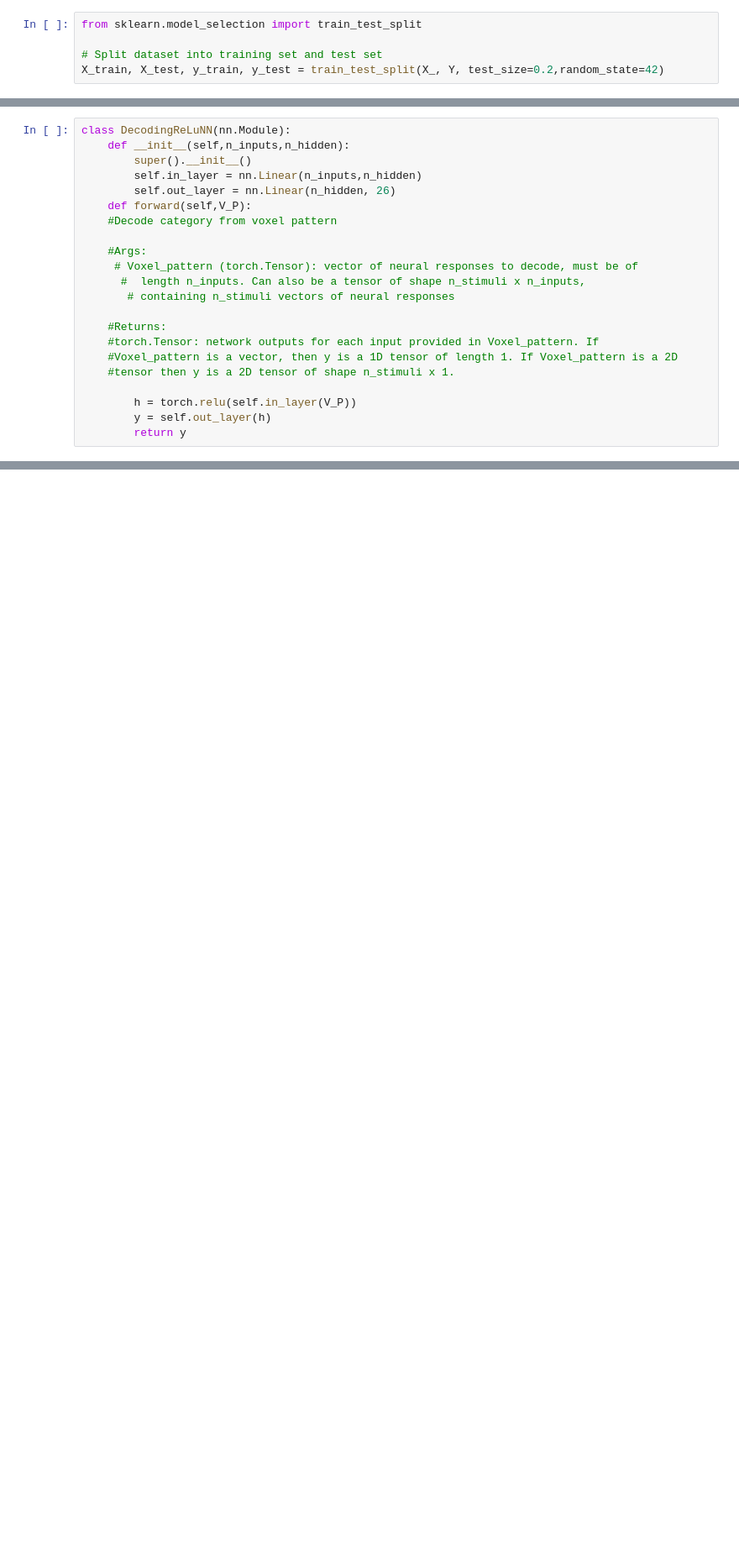
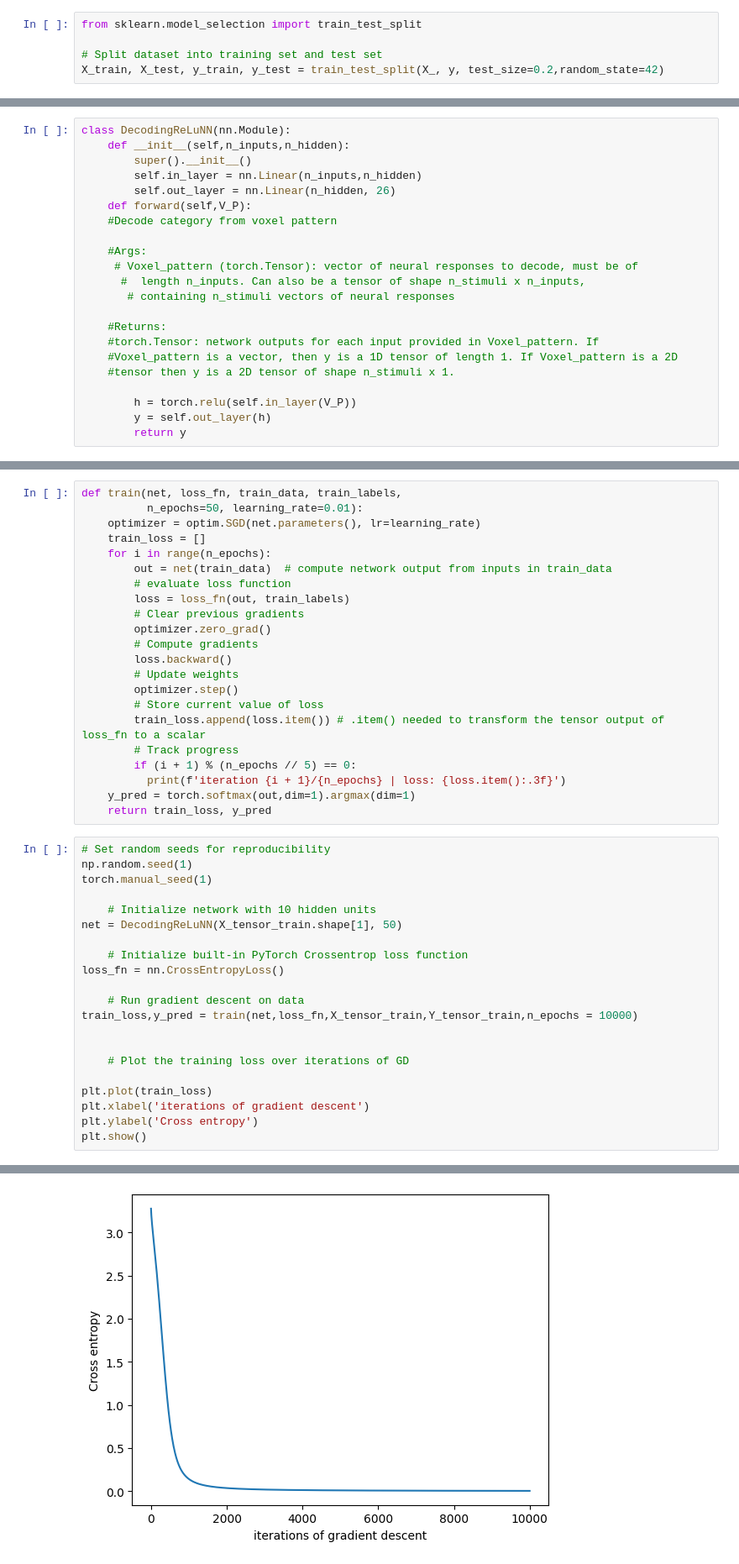
Before and after one commit to JNPauli/Banter, a Jupyter notebook: code/Neural_network.ipynb, the cells around one changed output, grey strips where cells are left out. Shown at 84% size. Cells and saved outputs as stored; diff of their text form; blank space fills up the shorter version.

Commit message:
gradient descent, training function

```diff
--- a/code/Neural_network.ipynb
+++ b/code/Neural_network.ipynb
@@ -56,4 +57,4 @@ Split data
 from sklearn.model_selection import train_test_split
 
 # Split dataset into training set and test set
-X_train, X_test, y_train, y_test = train_test_split(X_, Y, test_size=0.2,random_state=42)
+X_train, X_test, y_train, y_test = train_test_split(X_, y, test_size=0.2,random_state=42)
@@ -172,0 +155,44 @@ torch.Size([104])
+# %%
+def train(net, loss_fn, train_data, train_labels,
+          n_epochs=50, learning_rate=0.01):
+    optimizer = optim.SGD(net.parameters(), lr=learning_rate)
+    train_loss = []
+    for i in range(n_epochs):
+        out = net(train_data)  # compute network output from inputs in train_data
+        # evaluate loss function
+        loss = loss_fn(out, train_labels)
+        # Clear previous gradients
+        optimizer.zero_grad()
+        # Compute gradients
+        loss.backward()
+        # Update weights
+        optimizer.step()
+        # Store current value of loss
+        train_loss.append(loss.item()) # .item() needed to transform the tensor output of loss_fn to a scalar
+        # Track progress
+        if (i + 1) % (n_epochs // 5) == 0:
+          print(f'iteration {i + 1}/{n_epochs} | loss: {loss.item():.3f}')
+    y_pred = torch.softmax(out,dim=1).argmax(dim=1)
+    return train_loss, y_pred
+# %%
+# Set random seeds for reproducibility
+np.random.seed(1)
+torch.manual_seed(1)
+
+    # Initialize network with 10 hidden units
+net = DecodingReLuNN(X_tensor_train.shape[1], 50)
+
+    # Initialize built-in PyTorch Crossentrop loss function
+loss_fn = nn.CrossEntropyLoss()
+
+    # Run gradient descent on data
+train_loss,y_pred = train(net,loss_fn,X_tensor_train,Y_tensor_train,n_epochs = 10000)
+
+
+    # Plot the training loss over iterations of GD
+
+plt.plot(train_loss)
+plt.xlabel('iterations of gradient descent')
+plt.ylabel('Cross entropy')
+plt.show()
+# %% [output]
@@ -172,0 +204 @@ torch.Size([104])
+[figure, added]
```
Also changed, not shown: parts of 20 cells of this notebook.
